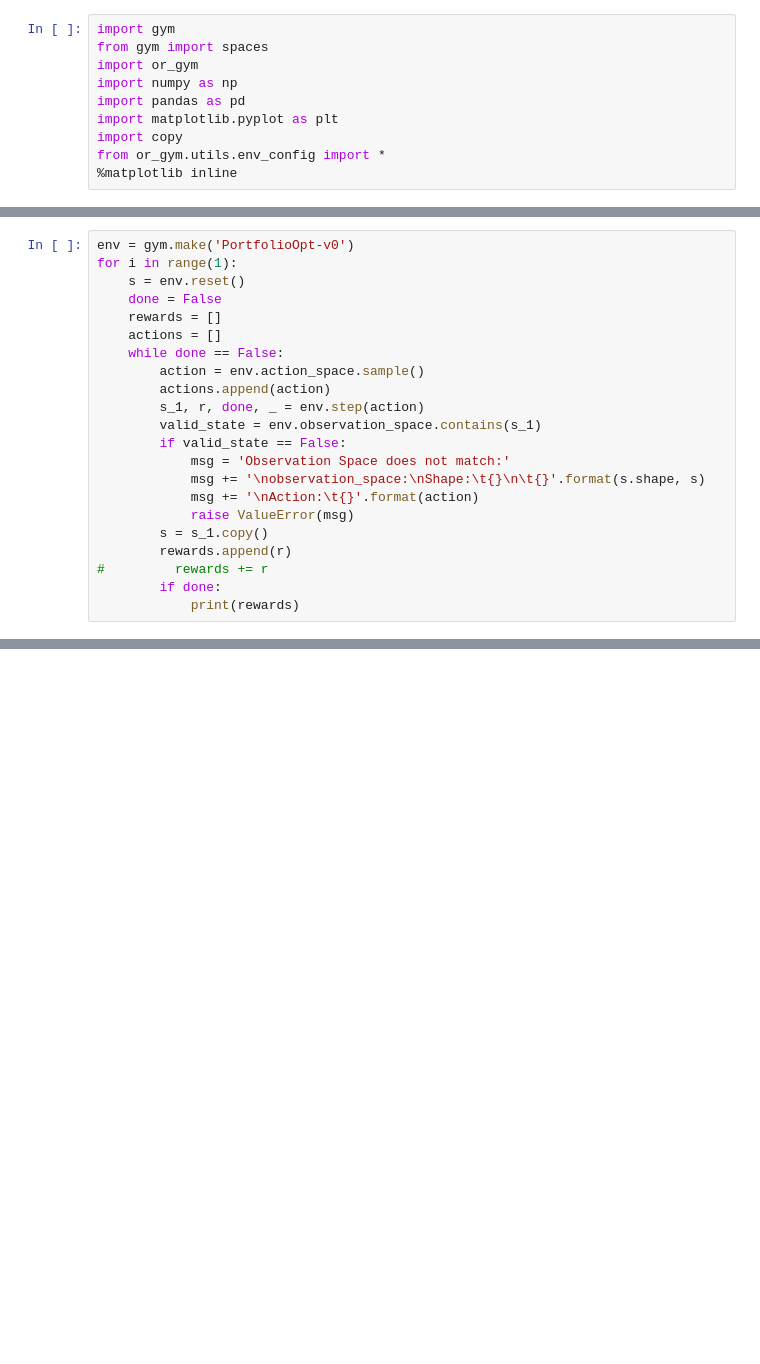
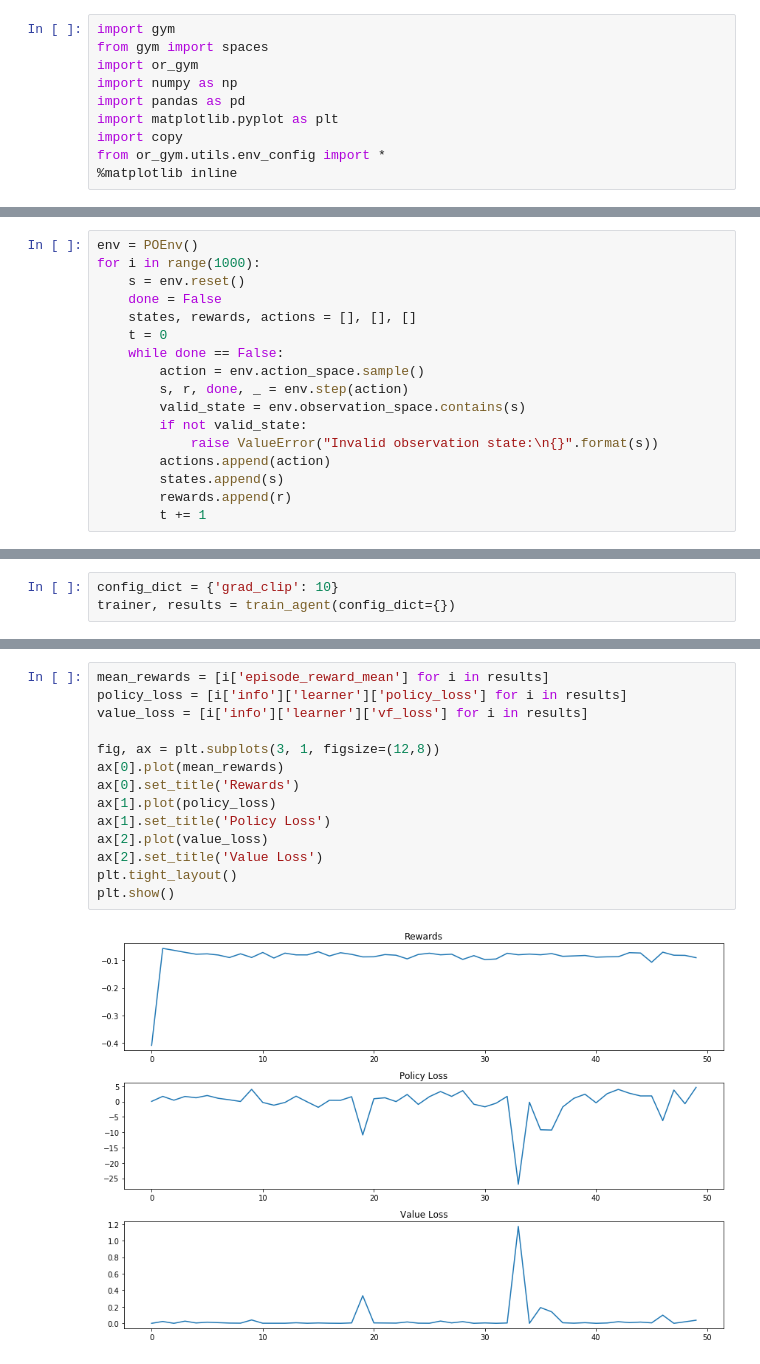
Before and after one commit to hubbs5/or-gym, a Jupyter notebook: notebooks/portfolio_opt_debug.ipynb, the cells around one changed output, grey strips where cells are left out. Cells and saved outputs as stored; diff of their text form; blank space fills up the shorter version.

```diff
--- a/notebooks/portfolio_opt_debug.ipynb
+++ b/notebooks/portfolio_opt_debug.ipynb
@@ -152,24 +107,19 @@ class POEnv(gym.Env):
             self.holdings
         ])
 # %%
-env = gym.make('PortfolioOpt-v0')
-for i in range(1):
+env = POEnv()
+for i in range(1000):
     s = env.reset()
     done = False
-    rewards = []
-    actions = []
+    states, rewards, actions = [], [], []
+    t = 0
     while done == False:
         action = env.action_space.sample()
+        s, r, done, _ = env.step(action)
+        valid_state = env.observation_space.contains(s)
+        if not valid_state:
+            raise ValueError("Invalid observation state:\n{}".format(s))
         actions.append(action)
-        s_1, r, done, _ = env.step(action)
-        valid_state = env.observation_space.contains(s_1)
-        if valid_state == False:
-            msg = 'Observation Space does not match:'
-            msg += '\nobservation_space:\nShape:\t{}\n\t{}'.format(s.shape, s)
-            msg += '\nAction:\t{}'.format(action)
-            raise ValueError(msg)
-        s = s_1.copy()
+        states.append(s)
         rewards.append(r)
-#         rewards += r
-        if done:
-            print(rewards)
+        t += 1
@@ -319,0 +173,3 @@ ValueError: operands could not be broadcast together with shapes (3,) (3,10)
+# %%
+config_dict = {'grad_clip': 10}
+trainer, results = train_agent(config_dict={})
@@ -319,0 +195,16 @@ ValueError: operands could not be broadcast together with shapes (3,) (3,10)
+# %%
+mean_rewards = [i['episode_reward_mean'] for i in results]
+policy_loss = [i['info']['learner']['policy_loss'] for i in results]
+value_loss = [i['info']['learner']['vf_loss'] for i in results]
+
+fig, ax = plt.subplots(3, 1, figsize=(12,8))
+ax[0].plot(mean_rewards)
+ax[0].set_title('Rewards')
+ax[1].plot(policy_loss)
+ax[1].set_title('Policy Loss')
+ax[2].plot(value_loss)
+ax[2].set_title('Value Loss')
+plt.tight_layout()
+plt.show()
+# %% [output]
+[figure, added]
```
Also changed, not shown: parts of 33 cells of this notebook.
